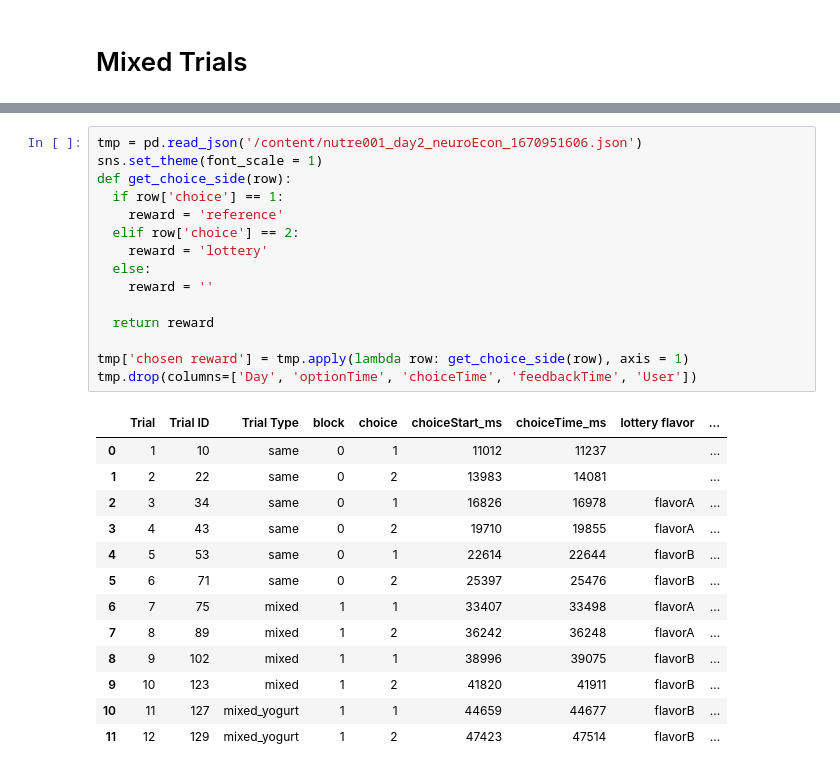
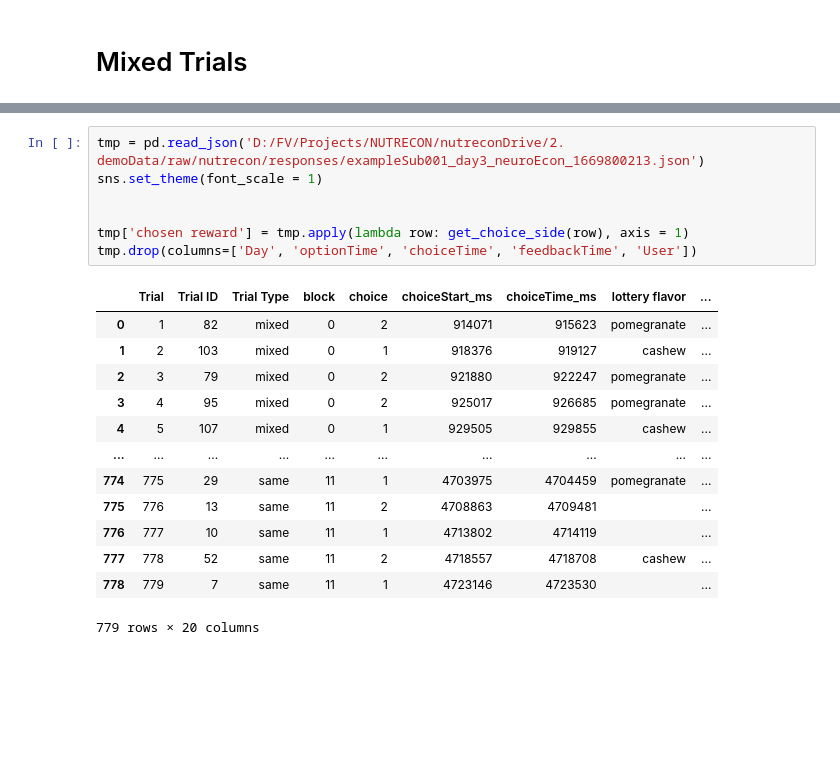
Before and after one commit to ffviana/nutreconDrive, a Jupyter notebook: 3. Analysis/subjectAnalysis.ipynb, the cells around one changed output, grey strips where cells are left out. Drawn from its saved outputs; the diff is of its cells as text; blank space fills up the shorter version.

```diff
--- a/3. Analysis/subjectAnalysis.ipynb
+++ b/3. Analysis/subjectAnalysis.ipynb
@@ -494,29 +506,21 @@ fig.add_legend()
 # %%
-tmp = pd.read_json('/content/nutre001_day2_neuroEcon_1670951606.json')
+tmp = pd.read_json('D:/FV/Projects/NUTRECON/nutreconDrive/2. demoData/raw/nutrecon/responses/exampleSub001_day3_neuroEcon_1669800213.json')
 sns.set_theme(font_scale = 1)
-def get_choice_side(row):
-  if row['choice'] == 1:
-    reward = 'reference'
-  elif row['choice'] == 2:
-    reward = 'lottery'
-  else:
-    reward = ''
 
-  return reward
 
 tmp['chosen reward'] = tmp.apply(lambda row: get_choice_side(row), axis = 1)
 tmp.drop(columns=['Day', 'optionTime', 'choiceTime', 'feedbackTime', 'User'])
 # %% [output]
 |  | Trial | Trial ID | Trial Type | block | choice | choiceStart_ms | choiceTime_ms | lottery flavor | ... |
-| 0 | 1 | 10 | same | 0 | 1 | 11012 | 11237 |  | ... |
-| 1 | 2 | 22 | same | 0 | 2 | 13983 | 14081 |  | ... |
-| 2 | 3 | 34 | same | 0 | 1 | 16826 | 16978 | flavorA | ... |
-| 3 | 4 | 43 | same | 0 | 2 | 19710 | 19855 | flavorA | ... |
-| 4 | 5 | 53 | same | 0 | 1 | 22614 | 22644 | flavorB | ... |
-| 5 | 6 | 71 | same | 0 | 2 | 25397 | 25476 | flavorB | ... |
-| 6 | 7 | 75 | mixed | 1 | 1 | 33407 | 33498 | flavorA | ... |
-| 7 | 8 | 89 | mixed | 1 | 2 | 36242 | 36248 | flavorA | ... |
-| 8 | 9 | 102 | mixed | 1 | 1 | 38996 | 39075 | flavorB | ... |
-| 9 | 10 | 123 | mixed | 1 | 2 | 41820 | 41911 | flavorB | ... |
-| 10 | 11 | 127 | mixed_yogurt | 1 | 1 | 44659 | 44677 | flavorB | ... |
-| 11 | 12 | 129 | mixed_yogurt | 1 | 2 | 47423 | 47514 | flavorB | ... |
+| 0 | 1 | 82 | mixed | 0 | 2 | 914071 | 915623 | pomegranate | ... |
+| 1 | 2 | 103 | mixed | 0 | 1 | 918376 | 919127 | cashew | ... |
+| 2 | 3 | 79 | mixed | 0 | 2 | 921880 | 922247 | pomegranate | ... |
+| 3 | 4 | 95 | mixed | 0 | 2 | 925017 | 926685 | pomegranate | ... |
+| 4 | 5 | 107 | mixed | 0 | 1 | 929505 | 929855 | cashew | ... |
+| ... | ... | ... | ... | ... | ... | ... | ... | ... | ... |
+| 774 | 775 | 29 | same | 11 | 1 | 4703975 | 4704459 | pomegranate | ... |
+| 775 | 776 | 13 | same | 11 | 2 | 4708863 | 4709481 |  | ... |
+| 776 | 777 | 10 | same | 11 | 1 | 4713802 | 4714119 |  | ... |
+| 777 | 778 | 52 | same | 11 | 2 | 4718557 | 4718708 | cashew | ... |
+| 778 | 779 | 7 | same | 11 | 1 | 4723146 | 4723530 |  | ... |
+779 rows × 20 columns
```
Also changed, not shown: parts of 14 cells of this notebook, 5 other files.
